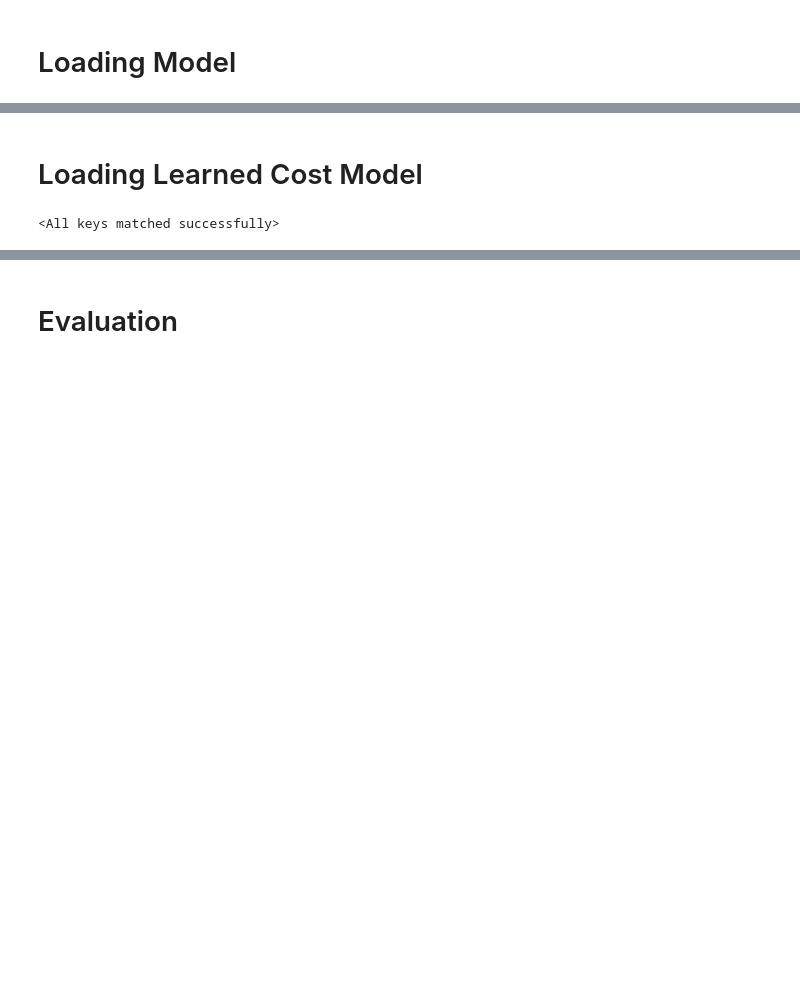
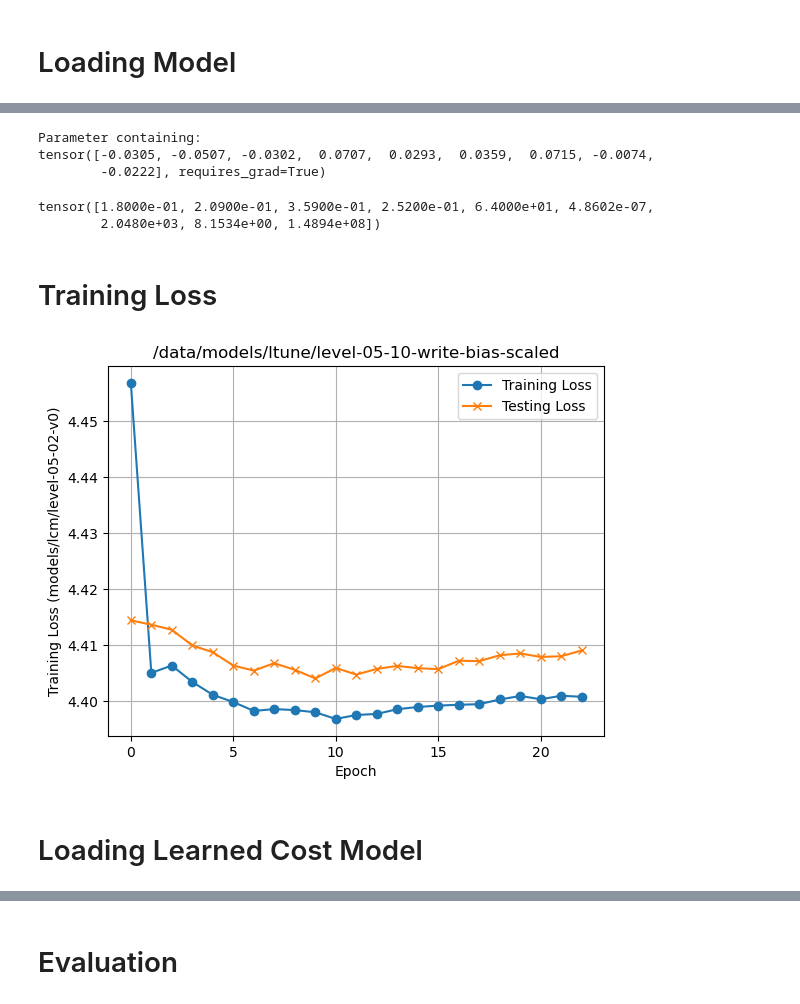
Before and after one commit to ephoris/endure-jupyter, a Jupyter notebook: experiments/01_ltune_eval.ipynb, the cells around one changed output, grey strips where cells are left out. Saved outputs shown, nothing was run; the diff lists cells and outputs as text; code cells hidden in the pictures; blank space fills up the shorter version.

```diff
--- a/experiments/01_ltune_eval.ipynb
+++ b/experiments/01_ltune_eval.ipynb
@@ -24,11 +25,10 @@ from endure.lcm.model.builder import LearnedCostModelBuilder
 # %% [markdown]
 # Loading Model
 # %%
-path = '/data/models/level-tuner-03-23-v1/'
+path = '/data/models/ltune/level-05-10-write-bias-scaled'
 config = Reader.read_config(os.path.join(path, 'endure.toml'))
-data_generator = LTuneGenerator(config)
+# config = Reader.read_config('../../endure.toml')
 cf = Cost.EndureLevelCost(config)
-solver = EndureLevelSolver(config)
 # %%
 model = LTuneModelBuilder(config).build_model()
 model_name = os.path.join(path, 'best.model')
@@ -41,0 +59,13 @@ status
+# %%
+model.layers[0].bias
+# %% [output]
+Parameter containing:
+tensor([-0.0305, -0.0507, -0.0302,  0.0707,  0.0293,  0.0359,  0.0715, -0.0074,
+        -0.0222], requires_grad=True)
+# %%
+gen = LTuneGenerator(config)
+x = torch.Tensor(gen.generate_row_csv())
+x
+# %% [output]
+tensor([1.8000e-01, 2.0900e-01, 3.5900e-01, 2.5200e-01, 6.4000e+01, 4.8602e-07,
+        2.0480e+03, 8.1534e+00, 1.4894e+08])
@@ -42,18 +81,16 @@ status
+# %% [markdown]
+# Training Loss
+# %%
+losses = pd.read_csv(os.path.join(path, 'losses.csv')).loc[0:40]
+fig, ax = plt.subplots()
+ax.plot(losses['epoch'], losses['train_loss'], '-o', label='Training Loss')
+ax.plot(losses['epoch'], losses['test_loss'], '-x', label='Testing Loss')
+ax.set_xlabel('Epoch')
+ax.set_ylabel(f'Training Loss ({config["job"]["LTuneTrain"]["loss_fn_path"]})')
+ax.set_title(f'{path}')
+ax.grid()
+_ = ax.legend()
+# %% [output]
+[figure, new version]
 # %% [markdown]
 # Loading Learned Cost Model
-# %%
-loss_path, loss_name = os.path.split(config['job']['LTuneTrain']['loss_fn_path'])
-loss_path = os.path.join(config['io']['data_dir'], loss_path)
-loss_config = Reader.read_config(os.path.join(loss_path, 'endure.toml'))
-
-builder = LearnedCostModelBuilder(loss_config)
-loss = builder.build_model()
-loss_name = os.path.join(loss_path, loss_name)
-# loss_name = os.path.join(loss_path, 'checkpoints/epoch_20.checkpoint')
-loss_data = torch.load(loss_name)
-loss_params = loss_data['model_state_dict'] if loss_name.endswith('checkpoint') else loss_data
-load_status = loss.load_state_dict(loss_params)
-loss.eval()
-load_status
-# %% [output]
-<All keys matched successfully>
```
Also changed, not shown: parts of 32 cells of this notebook, 3 other files.
